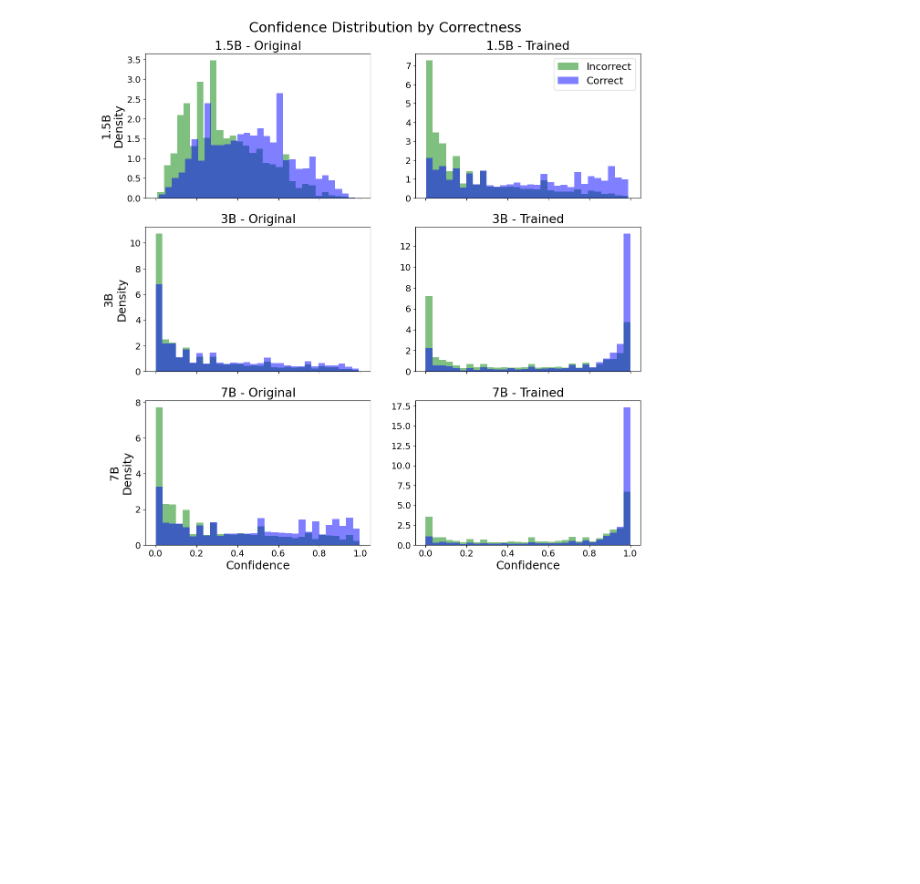
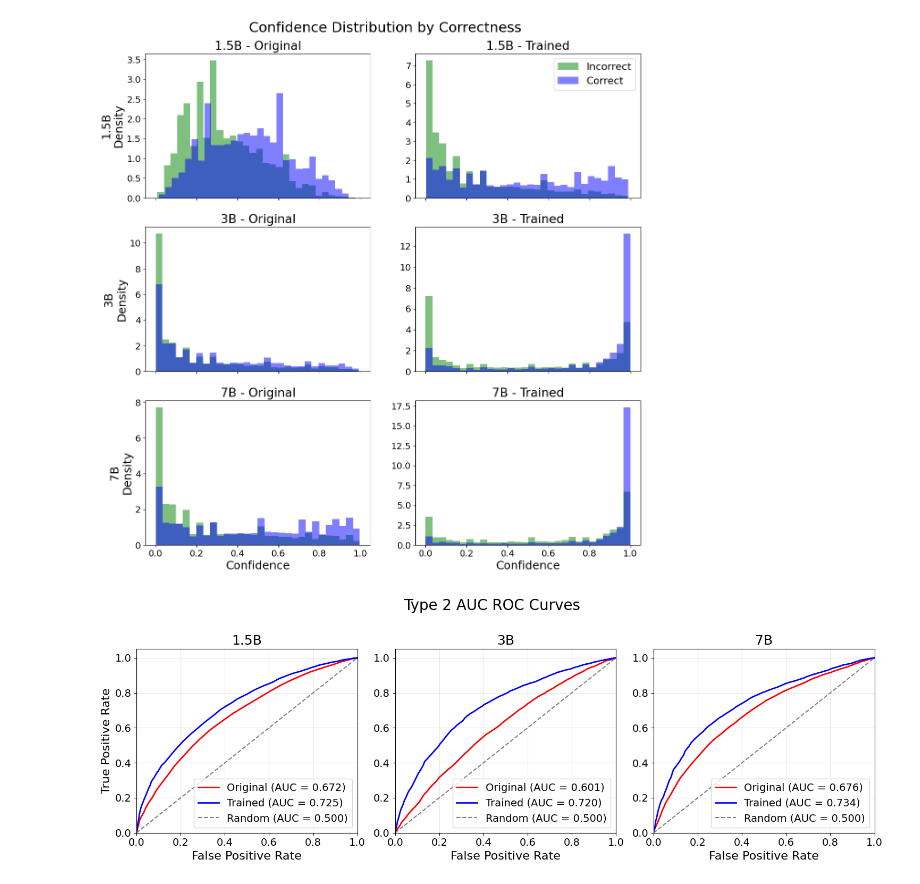
Before and after one commit to cosmoquester/ESMA, a Jupyter notebook: notebooks/plot_confidence_dist.ipynb, the cells around one changed output. Drawn from its saved outputs; the diff is of its cells as text; code cells hidden in the pictures; blank space fills up the shorter version.

Commit message:
feat: add type auc roc curve

```diff
--- a/notebooks/plot_confidence_dist.ipynb
+++ b/notebooks/plot_confidence_dist.ipynb
@@ -80,3 +80,55 @@ plt.savefig('figures/confidence-distribution.pdf', dpi=300, transparent=True, bb
 plt.show()
 # %% [output]
 [figure]
+# %%
+from sklearn.metrics import roc_curve, auc
+
+# To plot 3 subplots horizontally for Type 2 AUC ROC curves:
+# Each subplot shows both original and trained models overlaid
+
+model_info = [
+    ("1.5B", path_15_original, path_15_trained),
+    ("3B", path_3_original, path_3_trained),
+    ("7B", path_7_original, path_7_trained),
+]
+
+fig, axes = plt.subplots(1, 3, figsize=(15, 5))
+
+for col, (model_name, original_path, trained_path) in enumerate(model_info):
+    ax = axes[col]
+
+    # Plot original model
+    df_original = pd.read_csv(original_path, sep="\t")
+    correctness_orig = df_original["direct_correctness"]
+    confidence_orig = df_original["confidence"]
+    fpr_orig, tpr_orig, _ = roc_curve(correctness_orig, confidence_orig)
+    roc_auc_orig = auc(fpr_orig, tpr_orig)
+    ax.plot(fpr_orig, tpr_orig, color='red', lw=2, label=f'Original (AUC = {roc_auc_orig:.3f})')
+
+    # Plot trained model
+    df_trained = pd.read_csv(trained_path, sep="\t")
+    correctness_train = df_trained["direct_correctness"]
+    confidence_train = df_trained["confidence"]
+    fpr_train, tpr_train, _ = roc_curve(correctness_train, confidence_train)
+    roc_auc_train = auc(fpr_train, tpr_train)
+    ax.plot(fpr_train, tpr_train, color='blue', lw=2, label=f'Trained (AUC = {roc_auc_train:.3f})')
+
+    # Plot diagonal reference line
+    ax.plot([0, 1], [0, 1], color='gray', lw=1.5, linestyle='--', label='Random (AUC = 0.500)')
+
+    ax.set_xlim([0.0, 1.0])
+    ax.set_ylim([0.0, 1.05])
+    ax.set_xlabel('False Positive Rate', fontsize=16)
+    if col == 0:
+        ax.set_ylabel('True Positive Rate', fontsize=16)
+    ax.set_title(f"{model_name}", fontsize=18)
+    ax.tick_params(axis='both', which='major', labelsize=14)
+    ax.grid(True, alpha=0.3)
+    ax.legend(loc='lower right', fontsize=14)
+
+plt.suptitle('Type 2 AUC ROC Curves', fontsize=20, y=1.02)
+plt.tight_layout()
+plt.savefig('figures/type2-auc-roc.pdf', dpi=300, transparent=True, bbox_inches='tight', format='pdf')
+plt.show()
+# %% [output]
+[figure, added]
```
Also changed, not shown: 1 other file.
